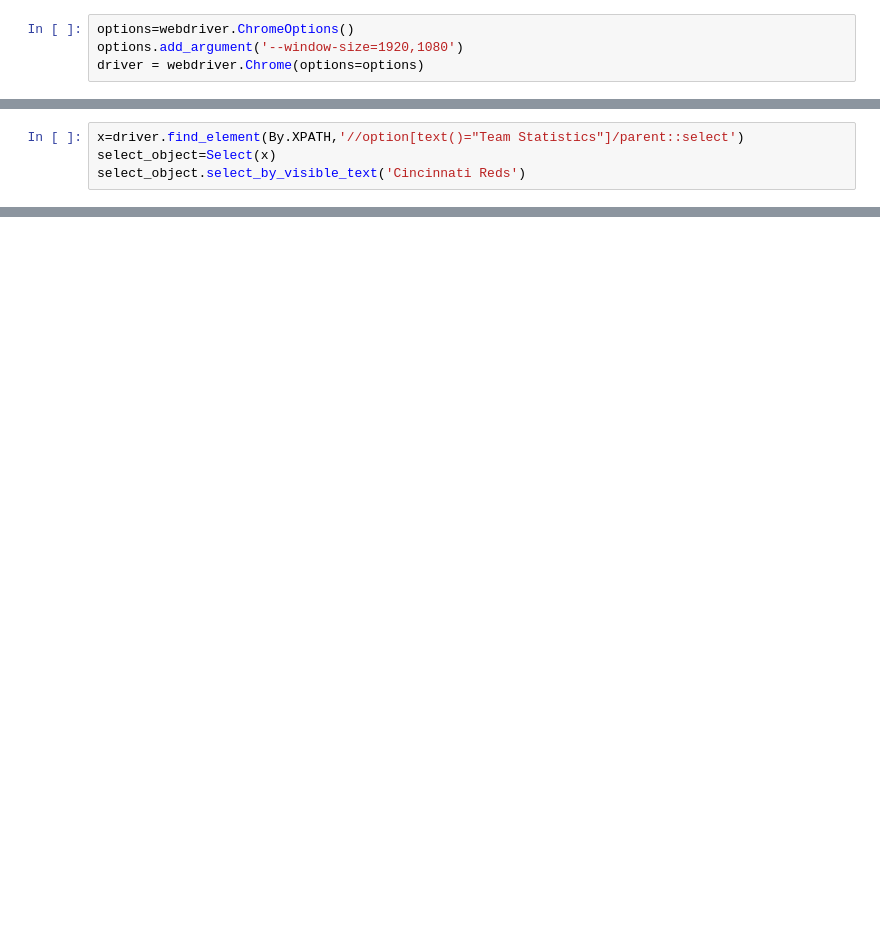
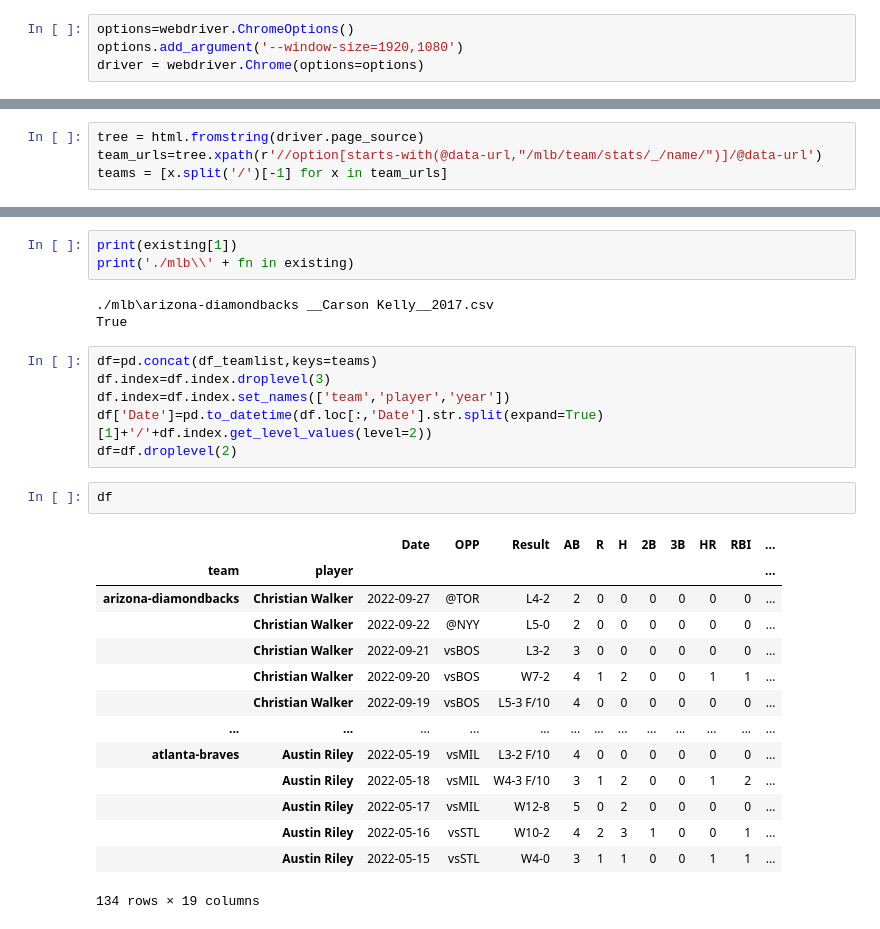
Before and after one commit to chetools/StemUnleashed, a Jupyter notebook: ScrapeESPN.ipynb, the cells around one changed output, grey strips where cells are left out. Saved outputs shown, nothing was run; the diff lists cells and outputs as text; blank space fills up the shorter version.

Commit message:
mlb player scrape

```diff
--- a/ScrapeESPN.ipynb
+++ b/ScrapeESPN.ipynb
@@ -27,4 +33,4 @@ ActionChains(driver).click(clickable).perform()
 # %%
-x=driver.find_element(By.XPATH,'//option[text()="Team Statistics"]/parent::select')
-select_object=Select(x)
-select_object.select_by_visible_text('Cincinnati Reds')
+tree = html.fromstring(driver.page_source)
+team_urls=tree.xpath(r'//option[starts-with(@data-url,"/mlb/team/stats/_/name/")]/@data-url')
+teams = [x.split('/')[-1] for x in team_urls]
@@ -55,0 +86,29 @@ driver.close()
+# %%
+print(existing[1])
+print('./mlb\\' + fn in existing)
+# %% [output]
+./mlb\arizona-diamondbacks __Carson Kelly__2017.csv
+True
+# %%
+df=pd.concat(df_teamlist,keys=teams)
+df.index=df.index.droplevel(3)
+df.index=df.index.set_names(['team','player','year'])
+df['Date']=pd.to_datetime(df.loc[:,'Date'].str.split(expand=True)[1]+'/'+df.index.get_level_values(level=2))
+df=df.droplevel(2)
+# %%
+df
+# %% [output]
+|  |  | Date | OPP | Result | AB | R | H | 2B | 3B | HR | RBI | ... |
+| team | player |  |  |  |  |  |  |  |  |  |  | ... |
+| arizona-diamondbacks | Christian Walker | 2022-09-27 | @TOR | L4-2 | 2 | 0 | 0 | 0 | 0 | 0 | 0 | ... |
+|  | Christian Walker | 2022-09-22 | @NYY | L5-0 | 2 | 0 | 0 | 0 | 0 | 0 | 0 | ... |
+|  | Christian Walker | 2022-09-21 | vsBOS | L3-2 | 3 | 0 | 0 | 0 | 0 | 0 | 0 | ... |
+|  | Christian Walker | 2022-09-20 | vsBOS | W7-2 | 4 | 1 | 2 | 0 | 0 | 1 | 1 | ... |
+|  | Christian Walker | 2022-09-19 | vsBOS | L5-3 F/10 | 4 | 0 | 0 | 0 | 0 | 0 | 0 | ... |
+| ... | ... | ... | ... | ... | ... | ... | ... | ... | ... | ... | ... | ... |
+| atlanta-braves | Austin Riley | 2022-05-19 | vsMIL | L3-2 F/10 | 4 | 0 | 0 | 0 | 0 | 0 | 0 | ... |
+|  | Austin Riley | 2022-05-18 | vsMIL | W4-3 F/10 | 3 | 1 | 2 | 0 | 0 | 1 | 2 | ... |
+|  | Austin Riley | 2022-05-17 | vsMIL | W12-8 | 5 | 0 | 2 | 0 | 0 | 0 | 0 | ... |
+|  | Austin Riley | 2022-05-16 | vsSTL | W10-2 | 4 | 2 | 3 | 1 | 0 | 0 | 1 | ... |
+|  | Austin Riley | 2022-05-15 | vsSTL | W4-0 | 3 | 1 | 1 | 0 | 0 | 1 | 1 | ... |
+134 rows × 19 columns
```
Also changed, not shown: parts of 7 cells of this notebook, 1 other file.
